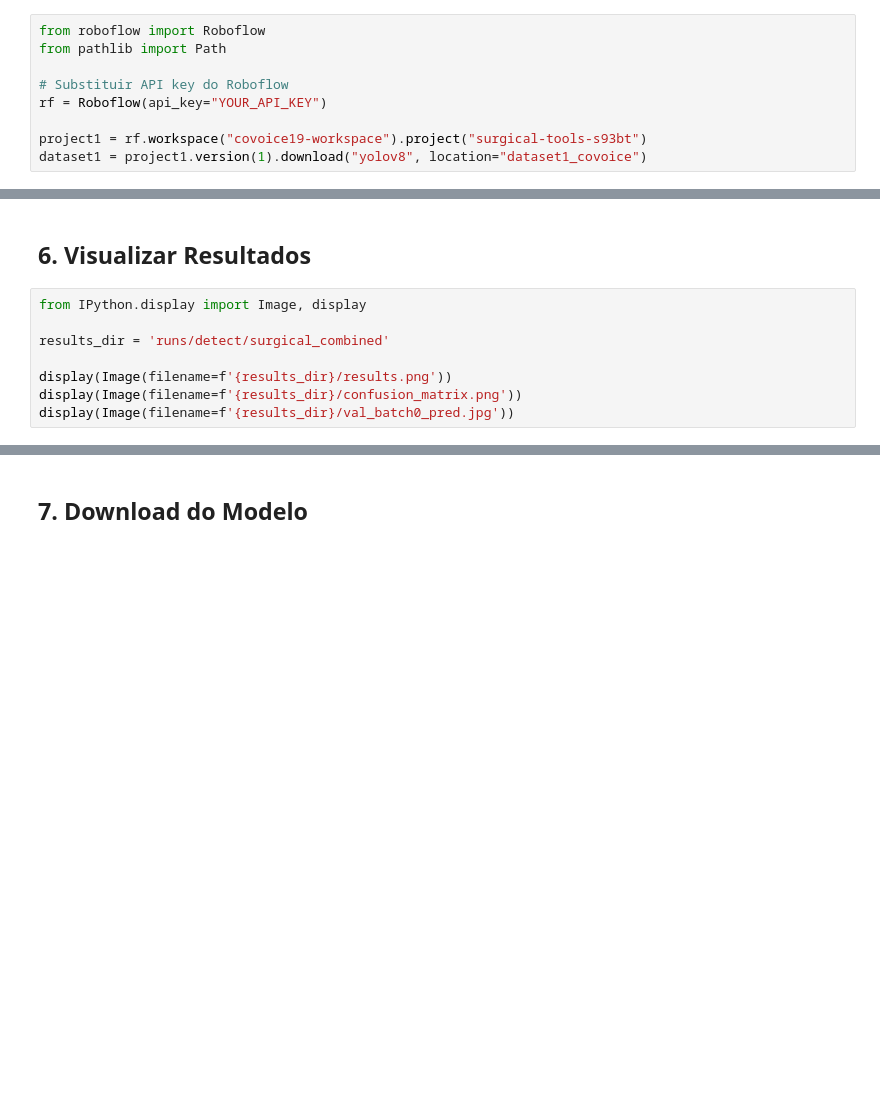
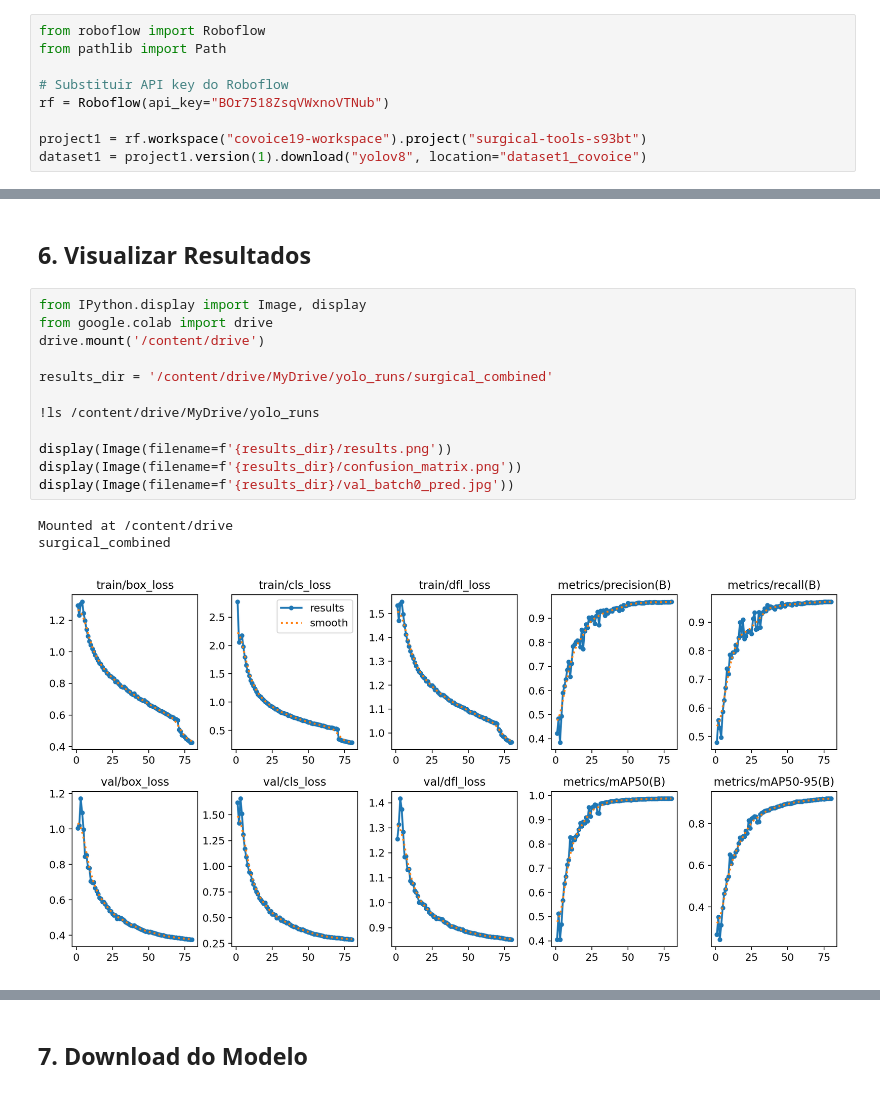
Before and after one commit to renan-alves/FIAP-tc-6IADT-fase-4, a Jupyter notebook: notebooks/train_colab.ipynb, the cells around one changed output, grey strips where cells are left out. Saved outputs shown, nothing was run; the diff lists cells and outputs as text; blank space fills up the shorter version.

```diff
--- a/notebooks/train_colab.ipynb
+++ b/notebooks/train_colab.ipynb
@@ -21,7 +28,7 @@ from roboflow import Roboflow
 from pathlib import Path
 
 # Substituir API key do Roboflow
-rf = Roboflow(api_key="YOUR_API_KEY")
+rf = Roboflow(api_key="BOr7518ZsqVWxnoVTNub")
 
 project1 = rf.workspace("covoice19-workspace").project("surgical-tools-s93bt")
 dataset1 = project1.version(1).download("yolov8", location="dataset1_covoice")
@@ -179,9 +217,17 @@ results = model.train(
 ## 6. Visualizar Resultados
 # %%
 from IPython.display import Image, display
+from google.colab import drive
+drive.mount('/content/drive')
 
-results_dir = 'runs/detect/surgical_combined'
+results_dir = '/content/drive/MyDrive/yolo_runs/surgical_combined'
+
+!ls /content/drive/MyDrive/yolo_runs
 
 display(Image(filename=f'{results_dir}/results.png'))
 display(Image(filename=f'{results_dir}/confusion_matrix.png'))
 display(Image(filename=f'{results_dir}/val_batch0_pred.jpg'))
+# %% [output]
+Mounted at /content/drive
+surgical_combined
+[figure, added]
```
Also changed, not shown: parts of 7 cells of this notebook.
